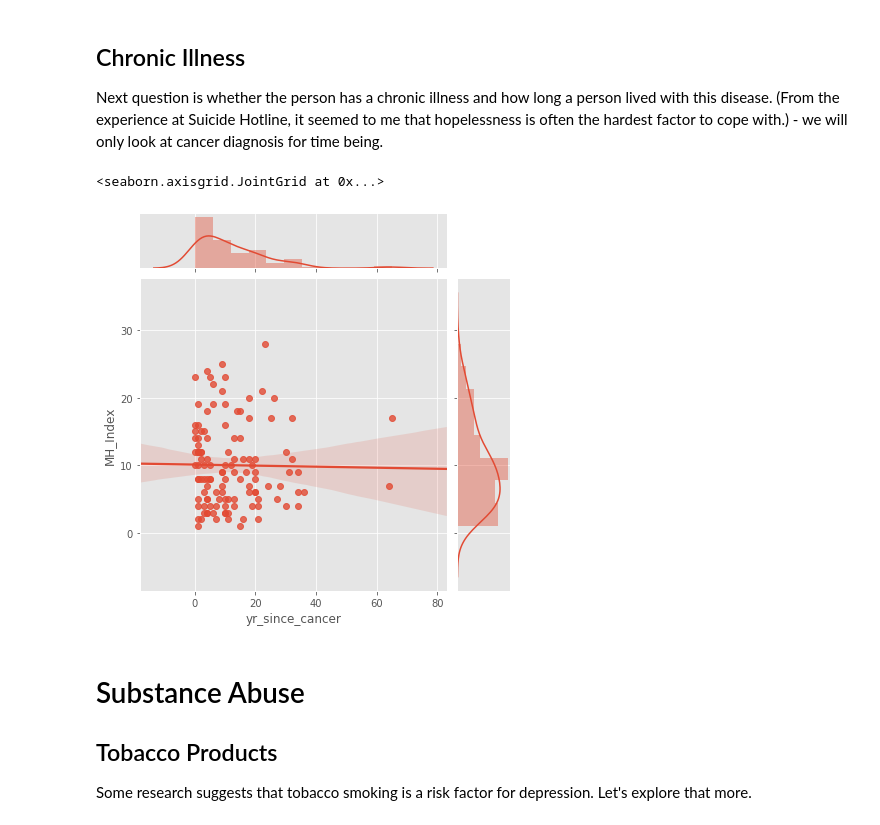
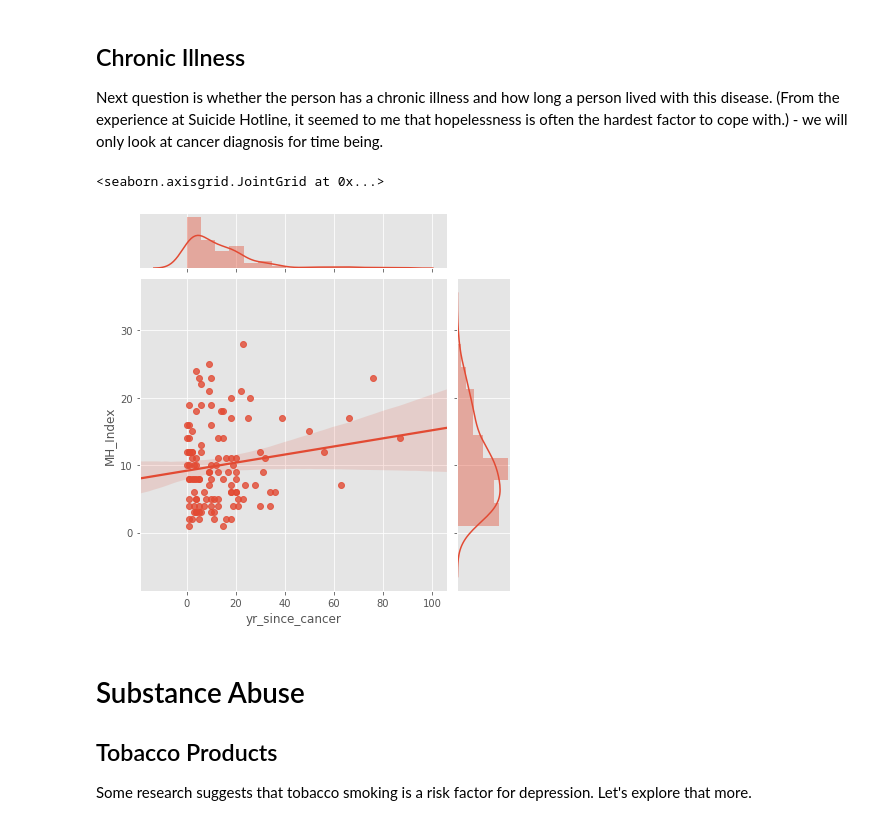
Before and after one commit to stereopickle/mental_health_index, a Jupyter notebook: 001.Linear_Regression_NHANES_data.ipynb, the cells around one changed output. Drawn from its saved outputs; the diff is of its cells as text; code cells hidden in the pictures.

Commit message:
finalized the model, added visualization and interpretations

```diff
--- a/001.Linear_Regression_NHANES_data.ipynb
+++ b/001.Linear_Regression_NHANES_data.ipynb
@@ -962,15 +957,15 @@ def find_year(x):
 select_df['cancer_d_yr'] = np.where((select_df['MCD240A'].isnull()) | (select_df['MCD240A'] == 99999), 0,
                                      select_df['MCD240A'])
 
-select_df['yr_since_cancer'] = select_df['age'] - select_df['cancer_d_yr']
+select_df['yr_since_cancer'] = np.where((select_df['cancer'] == 1), select_df['age'] - select_df['cancer_d_yr'], 0)
 # %%
 # remove negative values (possibly due to some questions with cap on the age limit)
 select_df['yr_since_cancer'] = np.where(select_df['yr_since_cancer'] < 0, 0, select_df['yr_since_cancer'])
 # %%
-sns.jointplot("yr_since_cancer", "MH_Index", data=select_df, kind="reg")
+sns.jointplot("yr_since_cancer", "MH_Index", data=select_df[select_df.cancer == 1], kind="reg")
 # %% [output]
 <seaborn.axisgrid.JointGrid at 0x...>
-[figure, old version]
+[figure, new version]
 # %% [markdown]
 # Substance Abuse
 ## Tobacco Products
```
Also changed, not shown: parts of 103 cells of this notebook.
